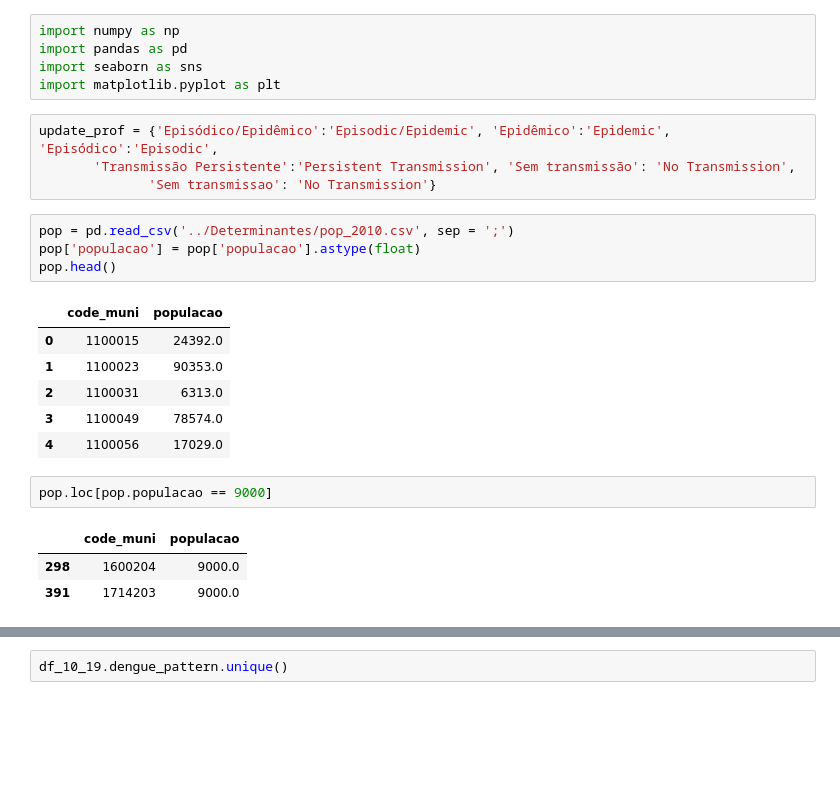
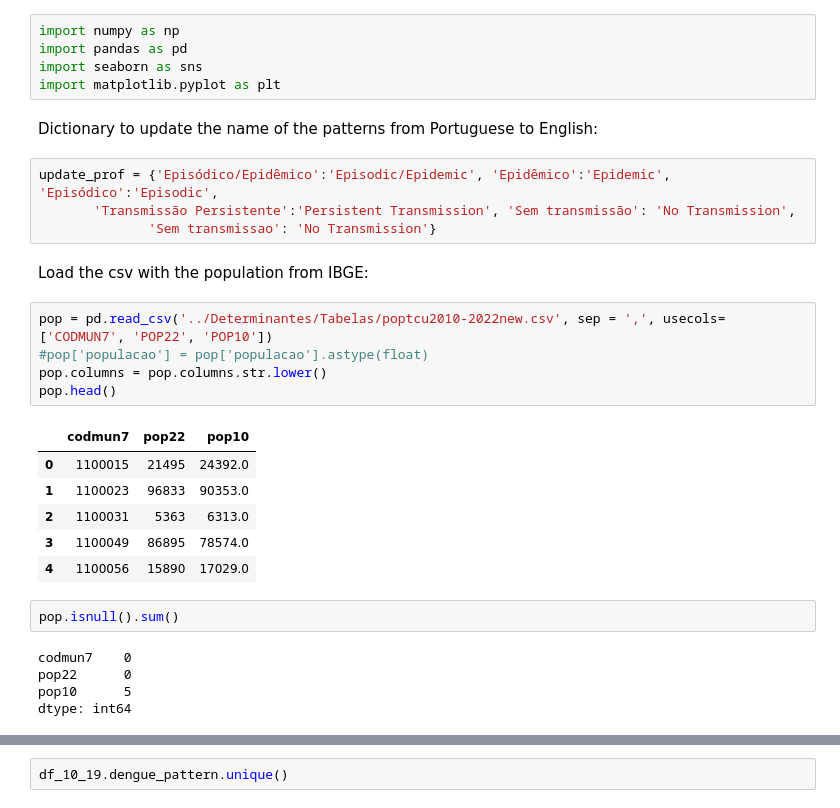
Before and after one commit to iasmimalmeida/Epidynamics, a Jupyter notebook: Phyton/make_boxplot.ipynb, the cells around one changed output, grey strips where cells are left out. Drawn from its saved outputs; the diff is of its cells as text; blank space fills up the shorter version.

```diff
--- a/Phyton/make_boxplot.ipynb
+++ b/Phyton/make_boxplot.ipynb
@@ -5,24 +5,30 @@ import numpy as np
 import pandas as pd
 import seaborn as sns
 import matplotlib.pyplot as plt
+# %% [markdown]
+Dictionary to update the name of the patterns from Portuguese to English:
 # %%
 update_prof = {'Episódico/Epidêmico':'Episodic/Epidemic', 'Epidêmico':'Epidemic', 'Episódico':'Episodic',
        'Transmissão Persistente':'Persistent Transmission', 'Sem transmissão': 'No Transmission',
               'Sem transmissao': 'No Transmission'}
+# %% [markdown]
+Load the csv with the population from IBGE:
 # %%
-pop = pd.read_csv('../Determinantes/pop_2010.csv', sep = ';')
-pop['populacao'] = pop['populacao'].astype(float)
+pop = pd.read_csv('../Determinantes/Tabelas/poptcu2010-2022new.csv', sep = ',', usecols= ['CODMUN7', 'POP22', 'POP10'])
+#pop['populacao'] = pop['populacao'].astype(float)
+pop.columns = pop.columns.str.lower()
 pop.head()
 # %% [output]
-|  | code_muni | populacao |
-| 0 | 1100015 | 24392.0 |
-| 1 | 1100023 | 90353.0 |
-| 2 | 1100031 | 6313.0 |
-| 3 | 1100049 | 78574.0 |
-| 4 | 1100056 | 17029.0 |
+|  | codmun7 | pop22 | pop10 |
+| 0 | 1100015 | 21495 | 24392.0 |
+| 1 | 1100023 | 96833 | 90353.0 |
+| 2 | 1100031 | 5363 | 6313.0 |
+| 3 | 1100049 | 86895 | 78574.0 |
+| 4 | 1100056 | 15890 | 17029.0 |
-# %%
-pop.loc[pop.populacao == 9000]
-# %% [output]
-|  | code_muni | populacao |
-| 298 | 1600204 | 9000.0 |
-| 391 | 1714203 | 9000.0 |
+# %%
+pop.isnull().sum()
+# %% [output]
+codmun7    0
+pop22      0
+pop10      5
+dtype: int64
```
Also changed, not shown: parts of 40 cells of this notebook, 4 other files.
